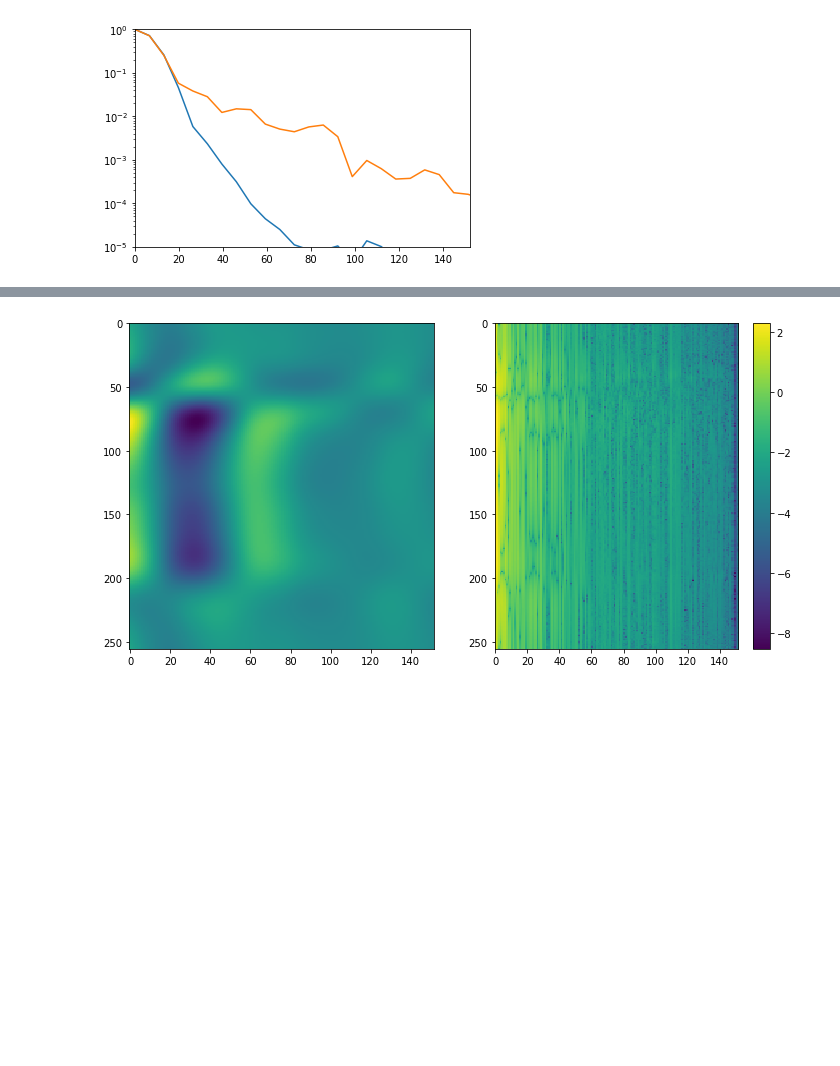
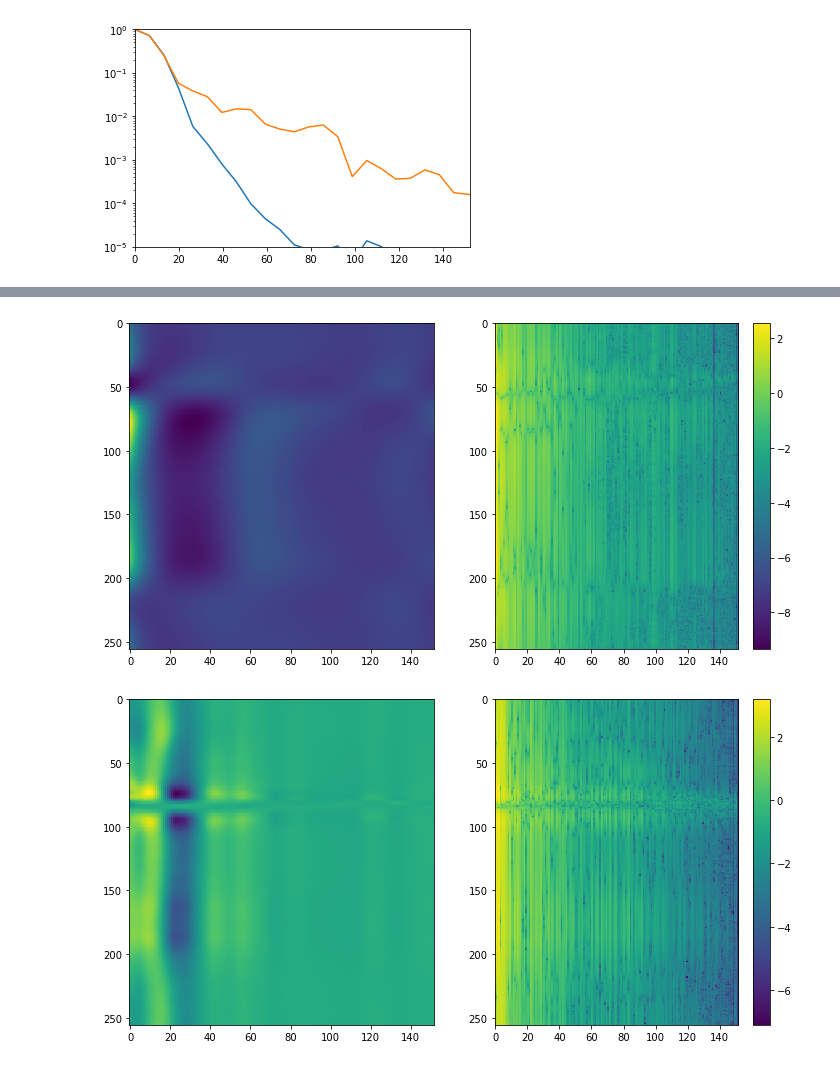
Before and after one commit to christianhbye/eigsep_misc, a Jupyter notebook: mock_vivaldi_analysis/mock_vivaldi_analysis_CHB.ipynb, the cells around one changed output, grey strips where cells are left out. Cells and saved outputs as stored; diff of their text form; code cells hidden in the pictures; blank space fills up the shorter version.

```diff
--- a/mock_vivaldi_analysis/mock_vivaldi_analysis_CHB.ipynb
+++ b/mock_vivaldi_analysis/mock_vivaldi_analysis_CHB.ipynb
@@ -281,17 +345,17 @@ else:
 # %%
-# simulate visibilities
-if not os.path.exists('auto.npz'):
-    #from hera_gpu.vis import vis_gpu as vis
-    from hera_sim.visibilities.vis_cpu import vis_cpu as vis
+# # simulate visibilities
+# if not os.path.exists('auto.npz'):
+#     #from hera_gpu.vis import vis_gpu as vis
+#     from hera_sim.visibilities.vis_cpu import vis_cpu as vis
 
-    data = np.empty((NTIMES,freqs.size), dtype=np.complex64)
-    for ch in range(freqs.size):
-        print(ch)
-        data[:,ch] = vis(antpos, freqs[ch], eq2tops, crd_eq, I_sky[ch], beams[ch:ch+1])[:,0,0]
-    np.savez('auto.npz', data=data, freqs=freqs, jds=jds)
-else:
-    print('Reading from file')
-    npz = np.load('auto.npz')
-    data = npz['data']
-    jds = npz['jds']
-    freqs = npz['freqs']
+#     data = np.empty((NTIMES,freqs.size), dtype=np.complex64)
+#     for ch in range(freqs.size):
+#         print(ch)
+#         data[:,ch] = vis(antpos, freqs[ch], eq2tops, crd_eq, I_sky[ch], beams[ch:ch+1])[:,0,0]
+#     np.savez('auto.npz', data=data, freqs=freqs, jds=jds)
+# else:
+#     print('Reading from file')
+#     npz = np.load('auto.npz')
+#     data = npz['data']
+#     jds = npz['jds']
+#     freqs = npz['freqs']
@@ -310,7 +372,7 @@ if not os.path.exists('auto_dish.npz'):
 else:
     print('Reading from file')
     npz = np.load('auto_dish.npz')
-    data_dish = npz['data']
+    data_dish = npz['data']/np.sqrt(50)
     jds = npz['jds']
     freqs = npz['freqs']
 # %% [output]
@@ -339,11 +421,13 @@ cal_dish = 180 * (freqs/0.180)**(-2.5) / avg_dish
 # %%
 m, b = np.polyfit(np.log(freqs), np.log(cal), deg=1)
 cal_fit = np.exp(b)*freqs**m
+cal_fit = cal
 print(np.exp(b))
 print(m)  # spectral index
 
 md, bd = np.polyfit(np.log(freqs), np.log(cal_dish), deg=1)
 cal_fit_d = np.exp(bd)*freqs**md
+cal_fit_d = cal_dish
 print(np.exp(bd))
 print(md)  # spectral index
 # %% [output]
@@ -478,7 +562,7 @@ Cinvd = np.dot(Vd.T, np.dot(iS, Ud.T))
 
 #pcal = idata[55] - 0.5 * fake_eor # XXX
 pcal = np.dot(Cinv, idata[55]) # filter to exclude most of eor signal
-pcald = np.dot(Cinvd, idata_dish[55]) # filter to exclude most of eor signal
+pcald = np.dot(Cinvd, idata_dish[84]) # filter to exclude most of eor signal
 
 reor = dayenu(fake_eor / pcal) * pcal
 rmodels = dayenu(models / pcal) * pcal
@@ -530,12 +639,20 @@ Umd, Smd, Vmd = np.linalg.svd(Cmd)
 # %%
 plt.figure(figsize=(12,6))
 plt.subplot(121)
 uvtools.plot.waterfall(idata_flattened, mode='real')
 plt.subplot(122)
 uvtools.plot.waterfall(np.dot(Vm, idata_flattened.T).T, mode='log')
 _ = plt.colorbar()
+
+plt.figure(figsize=(12,6))
+plt.subplot(121)
+uvtools.plot.waterfall(idata_flattened_dish, mode='real')
+plt.subplot(122)
+uvtools.plot.waterfall(np.dot(Vmd, idata_flattened_dish.T).T, mode='log')
+_ = plt.colorbar()
 # %% [output]
-[figure, old version]
+[figure, new version]
+[figure, added]
 # %%
 plt.figure()
 print(rmodels.shape)
```
Also changed, not shown: parts of 27 cells of this notebook.
